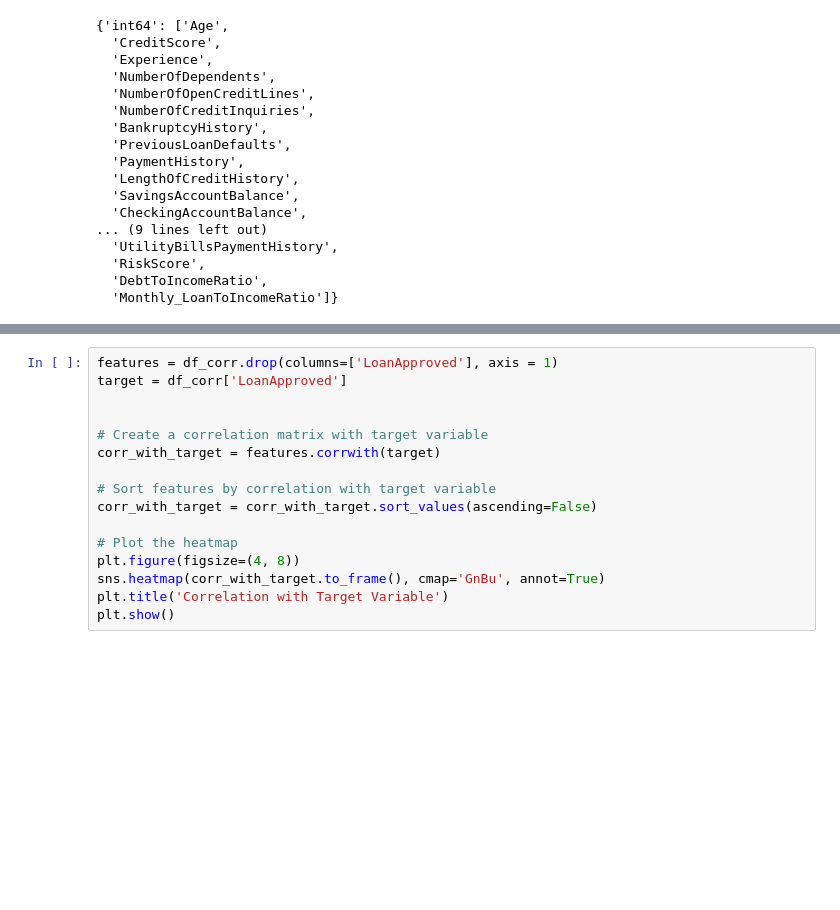
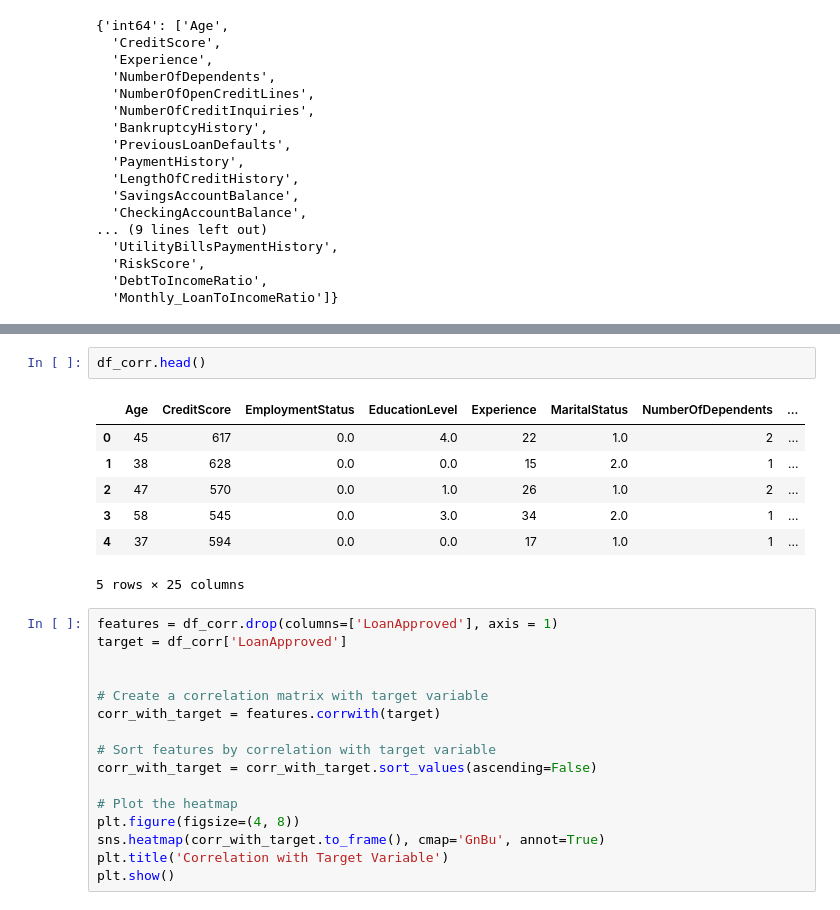
Before and after one commit to GauriR011/Financial-Risk-for-Loan-Approval, a Jupyter notebook: code.ipynb, the cells around one changed output, grey strips where cells are left out. Saved outputs shown, nothing was run; the diff lists cells and outputs as text; blank space fills up the shorter version.

```diff
--- a/code.ipynb
+++ b/code.ipynb
@@ -272,3 +304,13 @@ grps
+# %%
+df_corr.head()
+# %% [output]
+|  | Age | CreditScore | EmploymentStatus | EducationLevel | Experience | MaritalStatus | NumberOfDependents | ... |
+| 0 | 45 | 617 | 0.0 | 4.0 | 22 | 1.0 | 2 | ... |
+| 1 | 38 | 628 | 0.0 | 0.0 | 15 | 2.0 | 1 | ... |
+| 2 | 47 | 570 | 0.0 | 1.0 | 26 | 1.0 | 2 | ... |
+| 3 | 58 | 545 | 0.0 | 3.0 | 34 | 2.0 | 1 | ... |
+| 4 | 37 | 594 | 0.0 | 0.0 | 17 | 1.0 | 1 | ... |
+5 rows × 25 columns
 # %%
 features = df_corr.drop(columns=['LoanApproved'], axis = 1)
 target = df_corr['LoanApproved']
```
Also changed, not shown: parts of 69 cells of this notebook, 14 other files.
